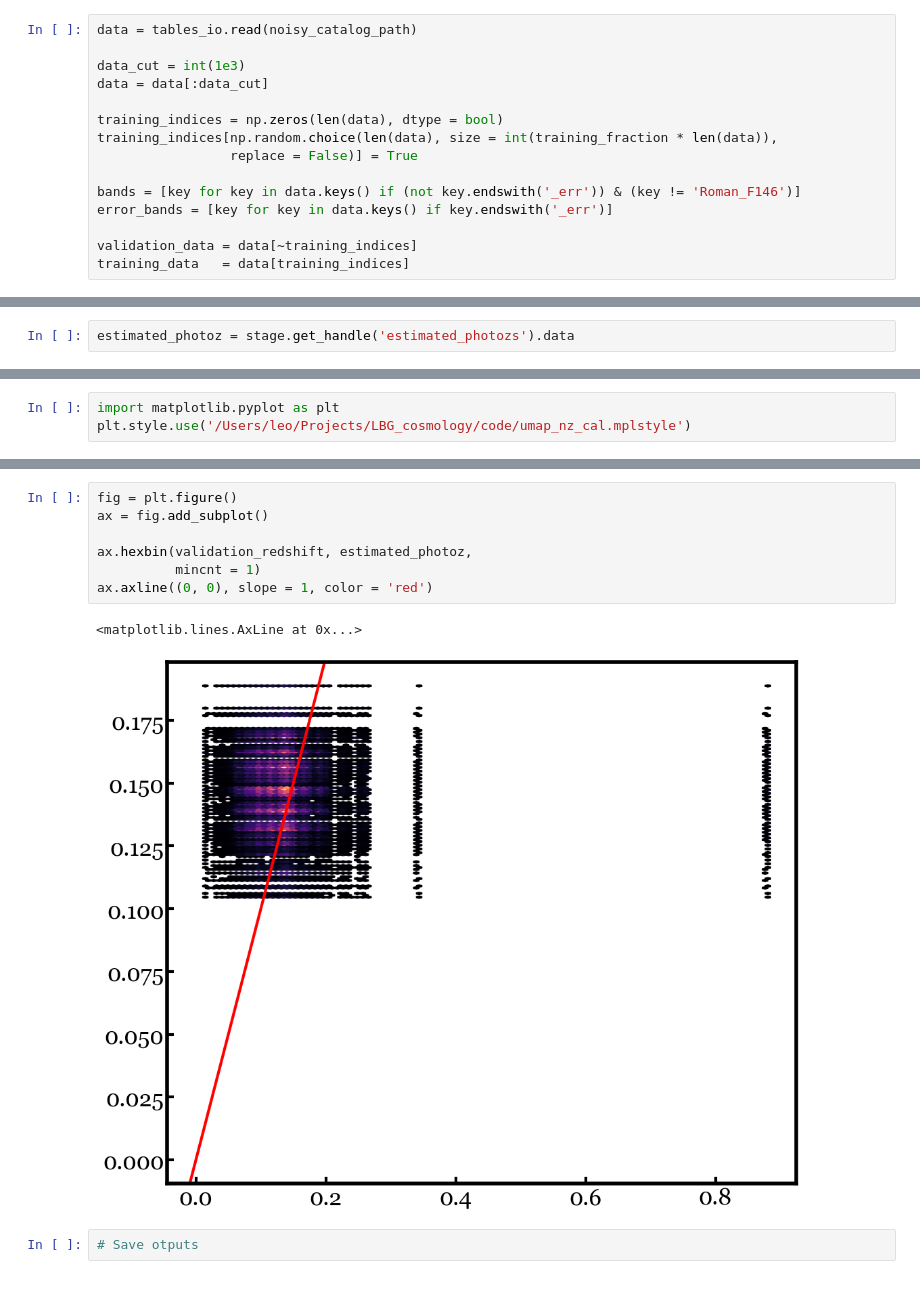
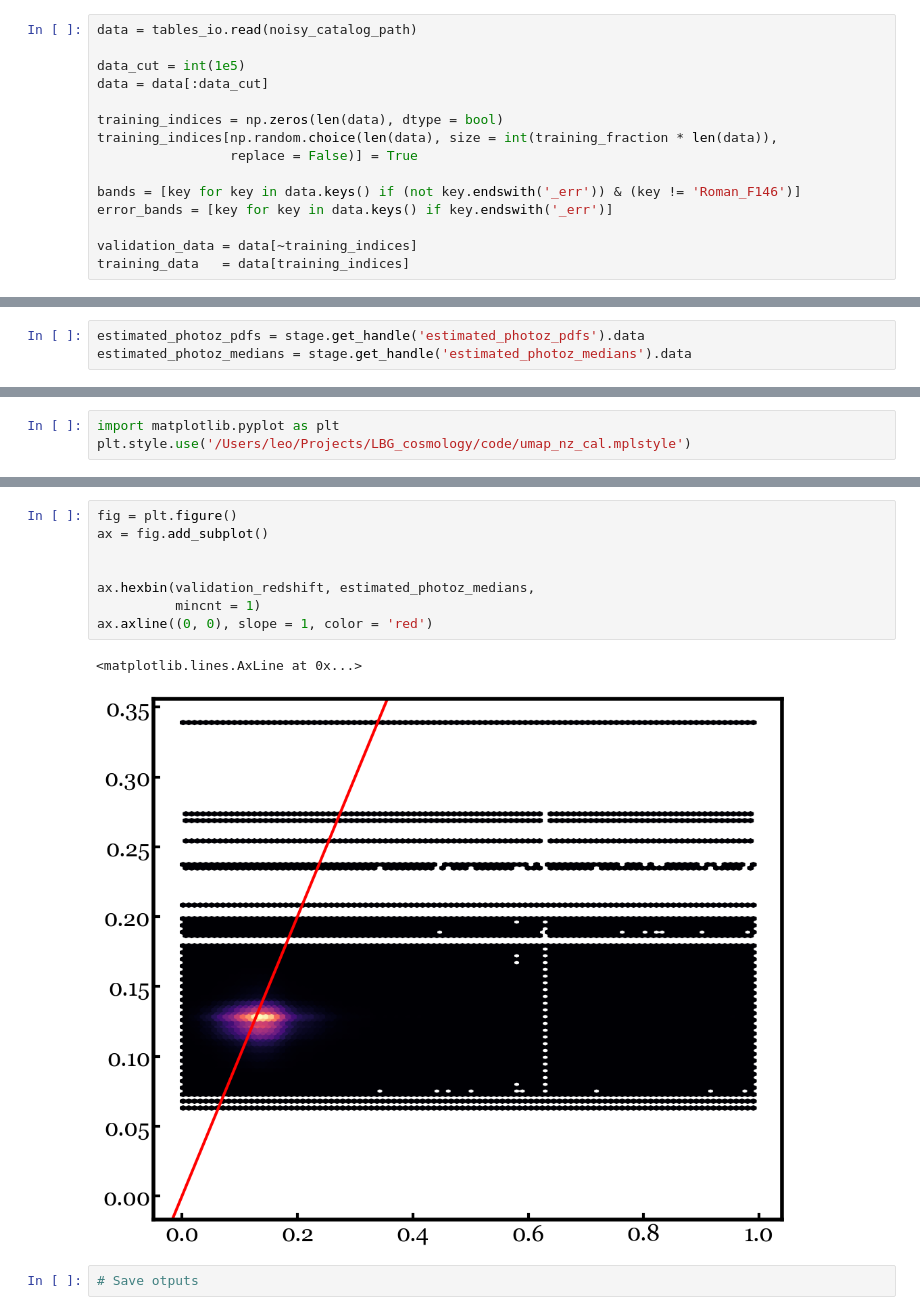
Before and after one commit to lsajkov/rail_umap, a Jupyter notebook: src/estimation/umap_pipeline.ipynb, the cells around one changed output, grey strips where cells are left out. Cells and saved outputs as stored; diff of their text form.

```diff
--- a/src/estimation/umap_pipeline.ipynb
+++ b/src/estimation/umap_pipeline.ipynb
@@ -33,7 +33,7 @@ seed              = 42
 # %%
 data = tables_io.read(noisy_catalog_path)
 
-data_cut = int(1e3)
+data_cut = int(1e5)
 data = data[:data_cut]
 
 training_indices = np.zeros(len(data), dtype = bool)
@@ -117,5 +103,6 @@ Inserting handle into data store.  estimated_photozs_UMAP_informer: inprogress_e
 # %%
-estimated_photoz = stage.get_handle('estimated_photozs').data
+estimated_photoz_pdfs = stage.get_handle('estimated_photoz_pdfs').data
+estimated_photoz_medians = stage.get_handle('estimated_photoz_medians').data
 # %% [markdown]
 # Evaluate
 # %% [markdown]
@@ -126,12 +128,13 @@ plt.style.use('/Users/leo/Projects/LBG_cosmology/code/umap_nz_cal.mplstyle')
 # %%
 fig = plt.figure()
 ax = fig.add_subplot()
 
-ax.hexbin(validation_redshift, estimated_photoz,
+
+ax.hexbin(validation_redshift, estimated_photoz_medians,
           mincnt = 1)
 ax.axline((0, 0), slope = 1, color = 'red')
 # %% [output]
 <matplotlib.lines.AxLine at 0x...>
-[figure, old version]
+[figure, new version]
 # %%
 # Save otputs
```
Also changed, not shown: parts of 3 cells of this notebook.
